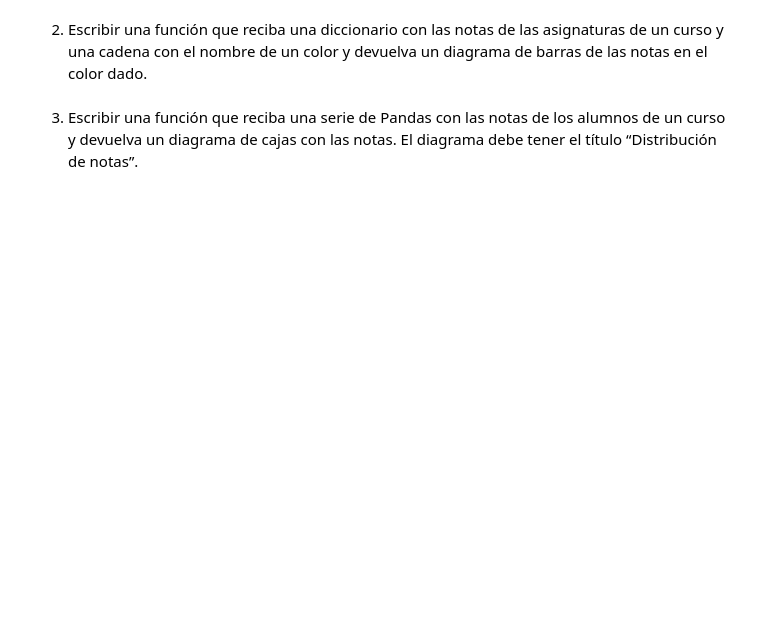
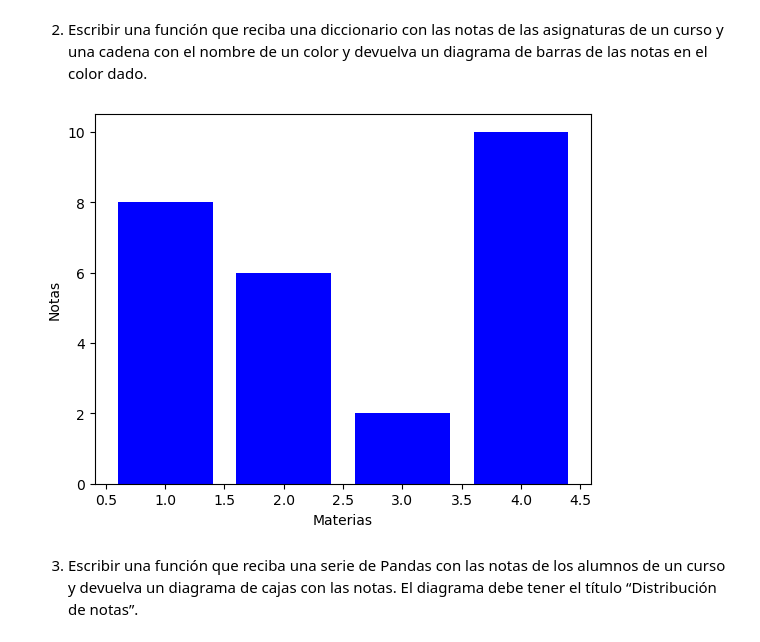
Before and after one commit to fransappia01/Sistemas-Inteligentes, a Jupyter notebook: Clase 2/Practico Python 2.ipynb, the cells around one changed output. Drawn from its saved outputs; the diff is of its cells as text; code cells hidden in the pictures; blank space fills up the shorter version.

```diff
--- a/Clase 2/Practico Python 2.ipynb
+++ b/Clase 2/Practico Python 2.ipynb
@@ -429,4 +494,21 @@ NameError: name 'porcentaje3' is not defined
 # %% [markdown]
 2. Escribir una función que reciba una diccionario con las notas de las asignaturas de un curso y una cadena con el nombre de un color y devuelva un diagrama de barras de las notas en el color dado.
+# %%
+import pandas as pd
+import matplotlib.pyplot as plt
+
+fig, ax = plt.subplots()
+notas = {'Matematica':8,'Lengua':6,'Historia':2,'Fisica':10}
+
+def calcular_ventas():
+    ax.bar(range(1,5),list(notas.values()), color = colors)
+    ax.set_xlabel("Materias")
+    ax.set_ylabel("Notas")
+    plt.show()
+
+colors = input("De que color quiere el diagrama?")
+calcular_ventas()
+# %% [output]
+[figure, added]
 # %% [markdown]
 3. Escribir una función que reciba una serie de Pandas con las notas de los alumnos de un curso y devuelva un diagrama de cajas con las notas. El diagrama debe tener el título “Distribución de notas”.
```
Also changed, not shown: parts of 6 cells of this notebook, 2 other files.
